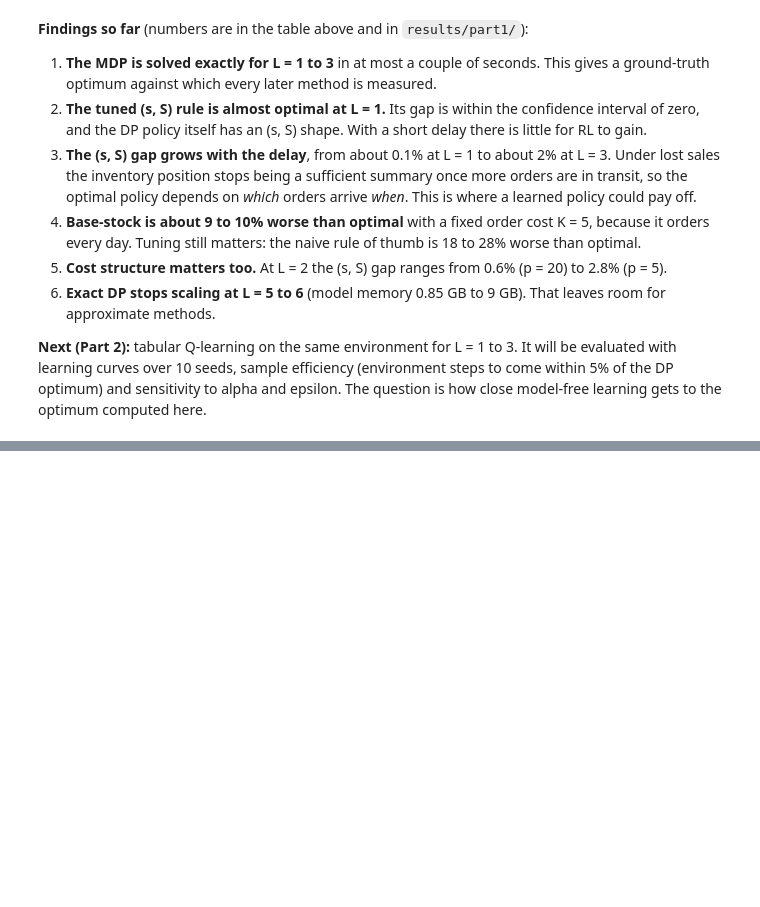
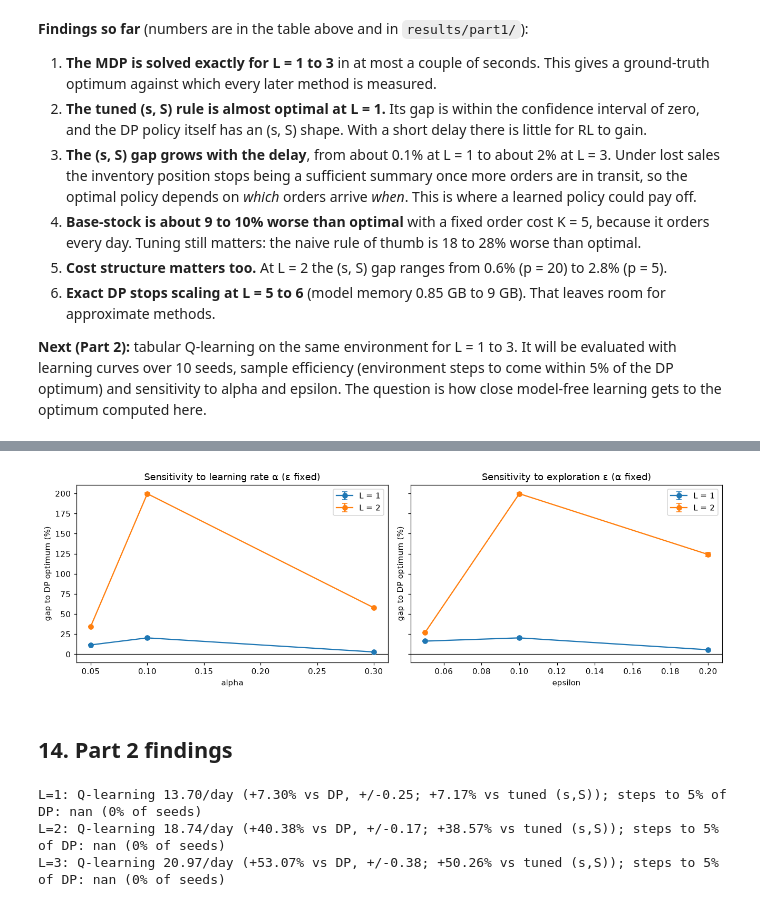
Before and after one commit to EfremStefan/RL_learning, a Jupyter notebook: notebooks/01_part1_env_dp_rules.ipynb, the cells around one changed output, grey strips where cells are left out. Drawn from its saved outputs; the diff is of its cells as text; code cells hidden in the pictures; blank space fills up the shorter version.

```diff
--- a/notebooks/01_part1_env_dp_rules.ipynb
+++ b/notebooks/01_part1_env_dp_rules.ipynb
@@ -526,0 +769,29 @@ L=3: DP 13.70/day | (s,S) +1.87% (+/-0.15) | base-stock +10.0% | naive base-stoc
+# %%
+fig, axes = plt.subplots(1, 2, figsize=(12, 4), sharey=True)
+plotting.plot_hyperparam_sensitivity(
+    sensitivity_ql[sensitivity_ql.sweep == "alpha"], x="alpha", ax=axes[0])
+axes[0].set_title("Sensitivity to learning rate α (ε fixed)")
+plotting.plot_hyperparam_sensitivity(
+    sensitivity_ql[sensitivity_ql.sweep == "epsilon"], x="epsilon", ax=axes[1])
+axes[1].set_title("Sensitivity to exploration ε (α fixed)")
+fig.tight_layout()
+plotting.save(fig, PART2 / "sensitivity_alpha_epsilon.png")
+plt.show()
+# %% [output]
+[figure, added]
+# %% [markdown]
+## 14. Part 2 findings
+# %%
+for _, row in ql_summary.iterrows():
+    L = int(row.L)
+    print(
+        f"L={L}: Q-learning {row.cost:.2f}/day "
+        f"(+{row.gap_dp_pct:.2f}% vs DP, +/-{row.gap_dp_ci:.2f}; "
+        f"{row.gap_best_rule_pct:+.2f}% vs tuned (s,S)); "
+        f"steps to 5% of DP: {row.steps_to_5pct_dp_mean:.0f} "
+        f"({100*row.steps_to_5pct_dp_frac:.0f}% of seeds)"
+    )
+# %% [output]
+L=1: Q-learning 13.70/day (+7.30% vs DP, +/-0.25; +7.17% vs tuned (s,S)); steps to 5% of DP: nan (0% of seeds)
+L=2: Q-learning 18.74/day (+40.38% vs DP, +/-0.17; +38.57% vs tuned (s,S)); steps to 5% of DP: nan (0% of seeds)
+L=3: Q-learning 20.97/day (+53.07% vs DP, +/-0.38; +50.26% vs tuned (s,S)); steps to 5% of DP: nan (0% of seeds)
```
Also changed, not shown: parts of 22 cells of this notebook, 18 other files.
